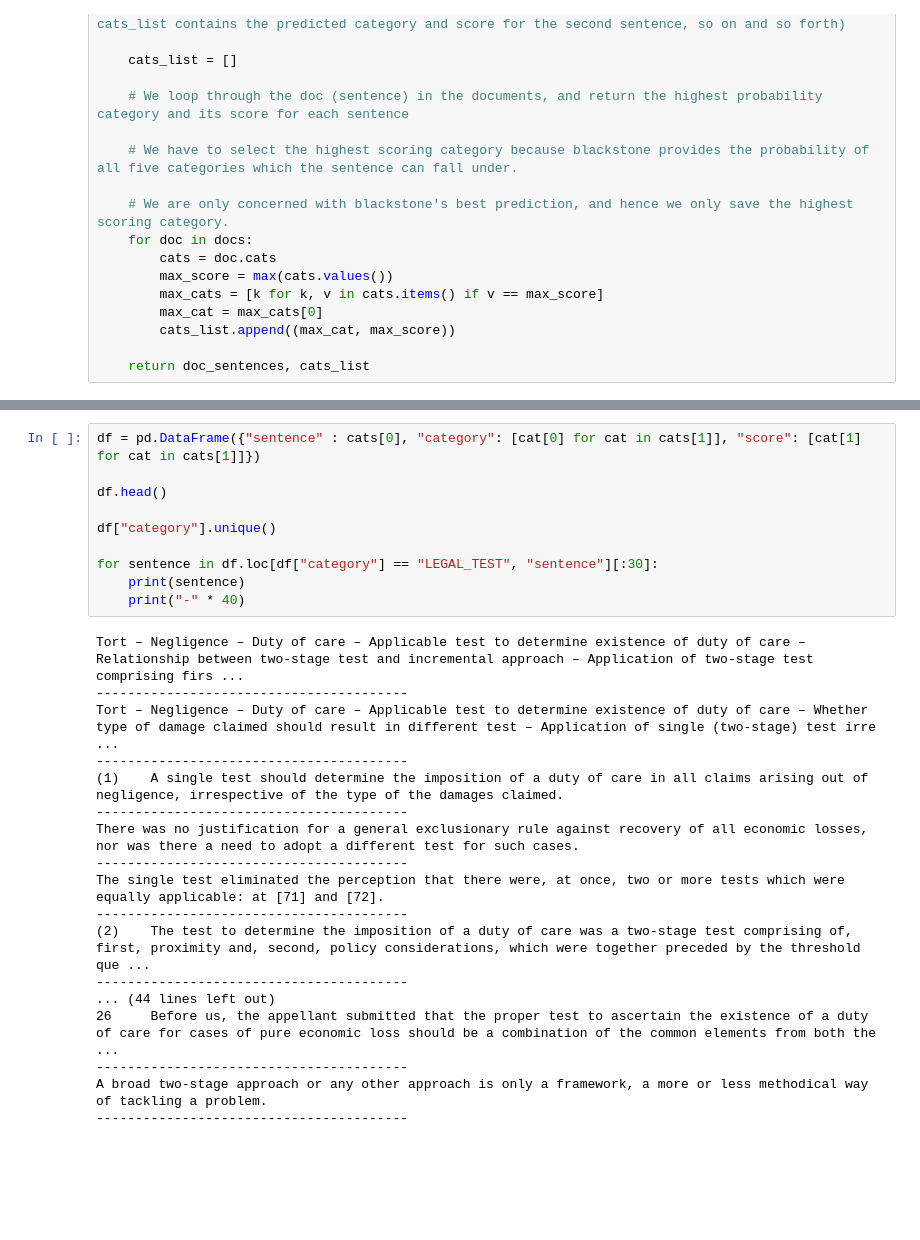
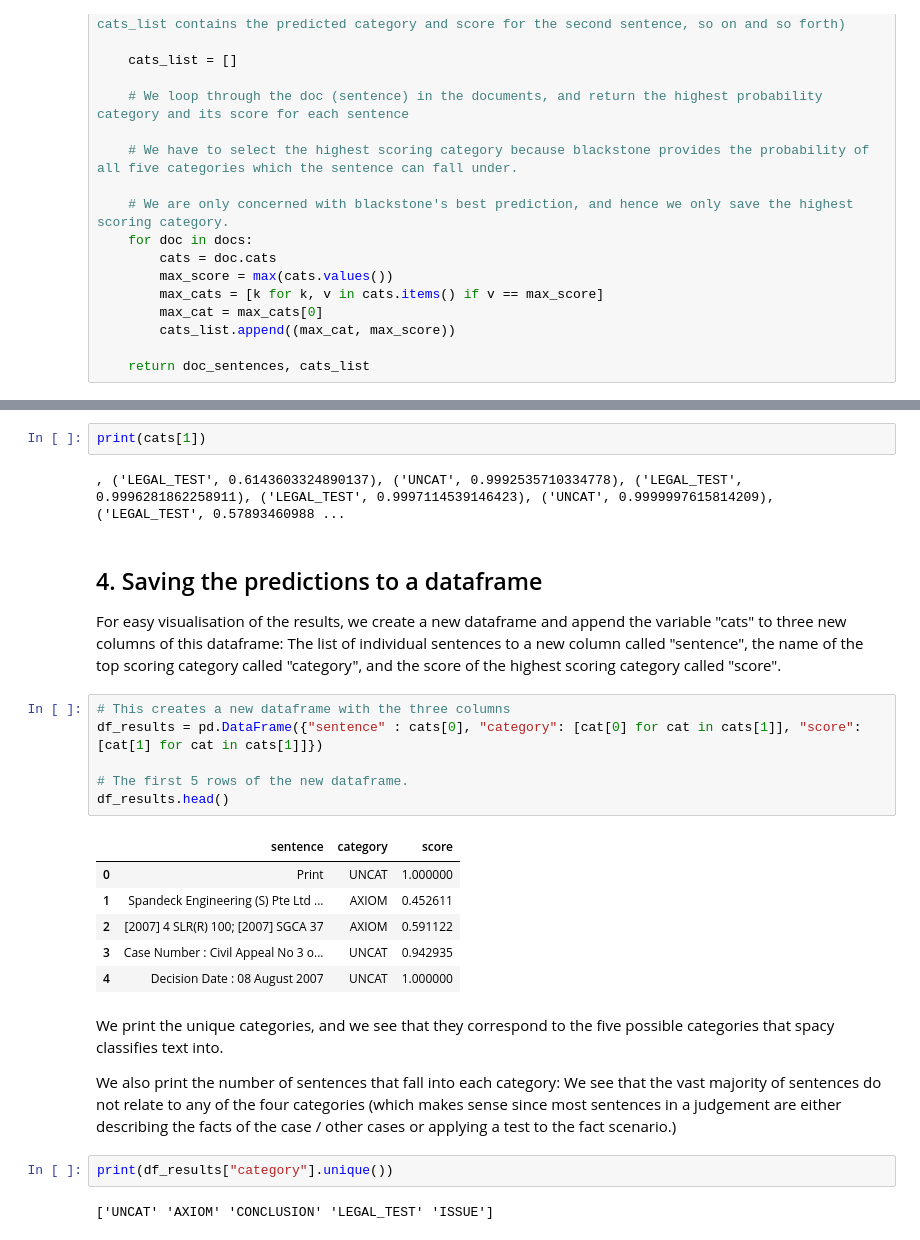
Before and after one commit to TristanKoh/blackstone-legal-cat, a Jupyter notebook: code/blackstone_text_cat.ipynb, the cells around one changed output, grey strips where cells are left out. Drawn from its saved outputs; the diff is of its cells as text; blank space fills up the shorter version.

Commit message:
Finished the write up of the interpretation of categories

```diff
--- a/code/blackstone_text_cat.ipynb
+++ b/code/blackstone_text_cat.ipynb
@@ -186,28 +186,29 @@ Running the blackstone model on each row to classify the sentence
+# %%
+print(cats[1])
+# %% [output]
+, ('LEGAL_TEST', 0.6143603324890137), ('UNCAT', 0.9992535710334778), ('LEGAL_TEST', 0.9996281862258911), ('LEGAL_TEST', 0.9997114539146423), ('UNCAT', 0.9999997615814209), ('LEGAL_TEST', 0.57893460988 ...
+# %% [markdown]
+## 4. Saving the predictions to a dataframe
+
+For easy visualisation of the results, we create a new dataframe and append the variable "cats" to three new columns of this dataframe: The list of individual sentences to a new column called "sentence", the name of the top scoring category called "category", and the score of the highest scoring category called "score".
 # %%
-df = pd.DataFrame({"sentence" : cats[0], "category": [cat[0] for cat in cats[1]], "score": [cat[1] for cat in cats[1]]})
+# This creates a new dataframe with the three columns
+df_results = pd.DataFrame({"sentence" : cats[0], "category": [cat[0] for cat in cats[1]], "score": [cat[1] for cat in cats[1]]})
 
-df.head()
-
-df["category"].unique()
-
-for sentence in df.loc[df["category"] == "LEGAL_TEST", "sentence"][:30]:
-    print(sentence)
-    print("-" * 40)
+# The first 5 rows of the new dataframe.
+df_results.head()
 # %% [output]
-Tort – Negligence – Duty of care – Applicable test to determine existence of duty of care – Relationship between two-stage test and incremental approach – Application of two-stage test comprising firs ...
-----------------------------------------
-Tort – Negligence – Duty of care – Applicable test to determine existence of duty of care – Whether type of damage claimed should result in different test – Application of single (two-stage) test irre ...
-----------------------------------------
-(1)    A single test should determine the imposition of a duty of care in all claims arising out of negligence, irrespective of the type of the damages claimed.
-----------------------------------------
-There was no justification for a general exclusionary rule against recovery of all economic losses, nor was there a need to adopt a different test for such cases.
-----------------------------------------
-The single test eliminated the perception that there were, at once, two or more tests which were equally applicable: at [71] and [72].
-----------------------------------------
-(2)    The test to determine the imposition of a duty of care was a two-stage test comprising of, first, proximity and, second, policy considerations, which were together preceded by the threshold que ...
-----------------------------------------
-... (44 lines left out)
-26     Before us, the appellant submitted that the proper test to ascertain the existence of a duty of care for cases of pure economic loss should be a combination of the common elements from both the ...
-----------------------------------------
-A broad two-stage approach or any other approach is only a framework, a more or less methodical way of tackling a problem.
-----------------------------------------
+|  | sentence | category | score |
+| 0 | Print | UNCAT | 1.000000 |
+| 1 | Spandeck Engineering (S) Pte Ltd ... | AXIOM | 0.452611 |
+| 2 | [2007] 4 SLR(R) 100; [2007] SGCA 37 | AXIOM | 0.591122 |
+| 3 | Case Number : Civil Appeal No 3 o... | UNCAT | 0.942935 |
+| 4 | Decision Date : 08 August 2007 | UNCAT | 1.000000 |
+# %% [markdown]
+We print the unique categories, and we see that they correspond to the five possible categories that spacy classifies text into.
+
+We also print the number of sentences that fall into each category: We see that the vast majority of sentences do not relate to any of the four categories (which makes sense since most sentences in a judgement are either describing the facts of the case / other cases or applying a test to the fact scenario.)
+# %%
+print(df_results["category"].unique())
+# %% [output]
+['UNCAT' 'AXIOM' 'CONCLUSION' 'LEGAL_TEST' 'ISSUE']
```
Also changed, not shown: parts of 14 cells of this notebook.
